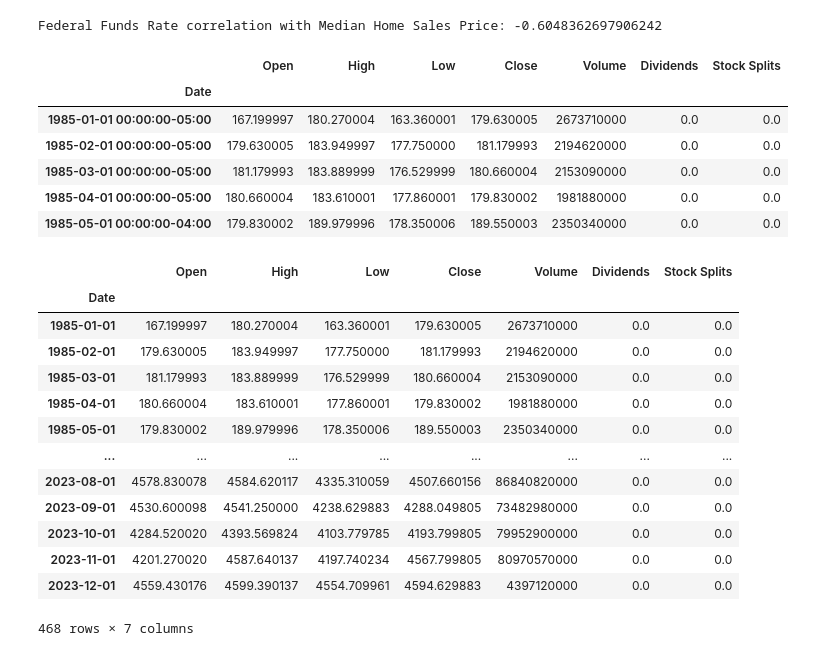
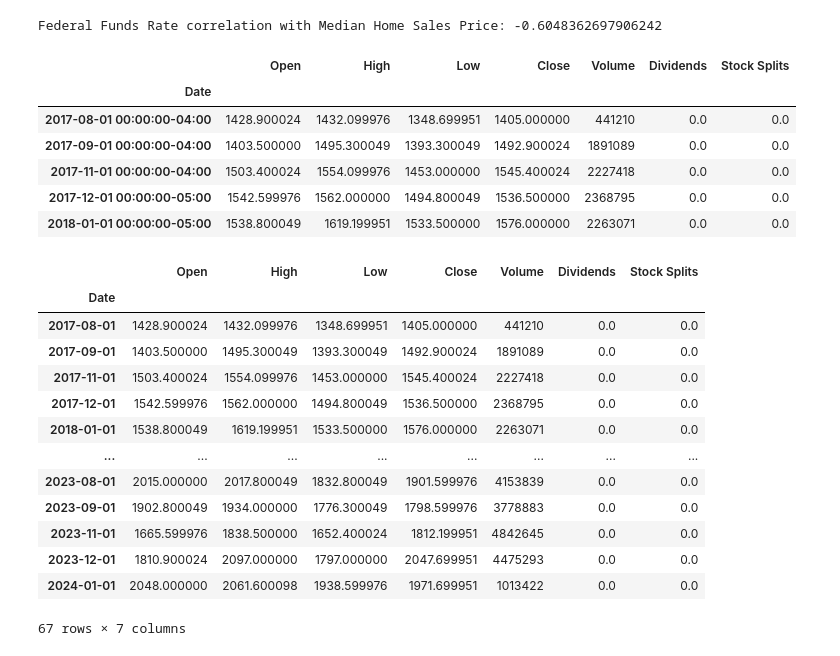
Before and after one commit to RoryGlenn/RecessionDetection, a Jupyter notebook: correlation.ipynb, the cells around one changed output. Cells and saved outputs as stored; diff of their text form; code cells hidden in the pictures.

```diff
--- a/correlation.ipynb
+++ b/correlation.ipynb
@@ -46,16 +45,18 @@ print(
 Federal Funds Rate correlation with Median Home Sales Price: -0.6048362697906242
 # %%
 # Get the data for the S&P 500 from Yahoo Finance
-sp5 = yf.Ticker("^GSPC").history(start="1980-01-01", interval="1mo")
+# sp5 = yf.Ticker("^GSPC").history(start="1980-01-01", interval="1mo")
+
+sp5 = yf.Ticker("RTY=F").history(start="1980-01-01", interval="1mo")
 sp5.head()
 # %% [output]
 |  | Open | High | Low | Close | Volume | Dividends | Stock Splits |
 | Date |  |  |  |  |  |  |  |
-| 1985-01-01 00:00:00-05:00 | 167.199997 | 180.270004 | 163.360001 | 179.630005 | 2673710000 | 0.0 | 0.0 |
-| 1985-02-01 00:00:00-05:00 | 179.630005 | 183.949997 | 177.750000 | 181.179993 | 2194620000 | 0.0 | 0.0 |
-| 1985-03-01 00:00:00-05:00 | 181.179993 | 183.889999 | 176.529999 | 180.660004 | 2153090000 | 0.0 | 0.0 |
-| 1985-04-01 00:00:00-05:00 | 180.660004 | 183.610001 | 177.860001 | 179.830002 | 1981880000 | 0.0 | 0.0 |
-| 1985-05-01 00:00:00-04:00 | 179.830002 | 189.979996 | 178.350006 | 189.550003 | 2350340000 | 0.0 | 0.0 |
+| 2017-08-01 00:00:00-04:00 | 1428.900024 | 1432.099976 | 1348.699951 | 1405.000000 | 441210 | 0.0 | 0.0 |
+| 2017-09-01 00:00:00-04:00 | 1403.500000 | 1495.300049 | 1393.300049 | 1492.900024 | 1891089 | 0.0 | 0.0 |
+| 2017-11-01 00:00:00-04:00 | 1503.400024 | 1554.099976 | 1453.000000 | 1545.400024 | 2227418 | 0.0 | 0.0 |
+| 2017-12-01 00:00:00-05:00 | 1542.599976 | 1562.000000 | 1494.800049 | 1536.500000 | 2368795 | 0.0 | 0.0 |
+| 2018-01-01 00:00:00-05:00 | 1538.800049 | 1619.199951 | 1533.500000 | 1576.000000 | 2263071 | 0.0 | 0.0 |
 # %%
 # Change the date format to YYYY-MM-DD
 sp5.index = sp5.index.to_series().apply(
@@ -65,18 +66,18 @@ sp5
 # %% [output]
 |  | Open | High | Low | Close | Volume | Dividends | Stock Splits |
 | Date |  |  |  |  |  |  |  |
-| 1985-01-01 | 167.199997 | 180.270004 | 163.360001 | 179.630005 | 2673710000 | 0.0 | 0.0 |
-| 1985-02-01 | 179.630005 | 183.949997 | 177.750000 | 181.179993 | 2194620000 | 0.0 | 0.0 |
-| 1985-03-01 | 181.179993 | 183.889999 | 176.529999 | 180.660004 | 2153090000 | 0.0 | 0.0 |
-| 1985-04-01 | 180.660004 | 183.610001 | 177.860001 | 179.830002 | 1981880000 | 0.0 | 0.0 |
-| 1985-05-01 | 179.830002 | 189.979996 | 178.350006 | 189.550003 | 2350340000 | 0.0 | 0.0 |
+| 2017-08-01 | 1428.900024 | 1432.099976 | 1348.699951 | 1405.000000 | 441210 | 0.0 | 0.0 |
+| 2017-09-01 | 1403.500000 | 1495.300049 | 1393.300049 | 1492.900024 | 1891089 | 0.0 | 0.0 |
+| 2017-11-01 | 1503.400024 | 1554.099976 | 1453.000000 | 1545.400024 | 2227418 | 0.0 | 0.0 |
+| 2017-12-01 | 1542.599976 | 1562.000000 | 1494.800049 | 1536.500000 | 2368795 | 0.0 | 0.0 |
+| 2018-01-01 | 1538.800049 | 1619.199951 | 1533.500000 | 1576.000000 | 2263071 | 0.0 | 0.0 |
 | ... | ... | ... | ... | ... | ... | ... | ... |
-| 2023-08-01 | 4578.830078 | 4584.620117 | 4335.310059 | 4507.660156 | 86840820000 | 0.0 | 0.0 |
-| 2023-09-01 | 4530.600098 | 4541.250000 | 4238.629883 | 4288.049805 | 73482980000 | 0.0 | 0.0 |
-| 2023-10-01 | 4284.520020 | 4393.569824 | 4103.779785 | 4193.799805 | 79952900000 | 0.0 | 0.0 |
-| 2023-11-01 | 4201.270020 | 4587.640137 | 4197.740234 | 4567.799805 | 80970570000 | 0.0 | 0.0 |
-| 2023-12-01 | 4559.430176 | 4599.390137 | 4554.709961 | 4594.629883 | 4397120000 | 0.0 | 0.0 |
+| 2023-08-01 | 2015.000000 | 2017.800049 | 1832.800049 | 1901.599976 | 4153839 | 0.0 | 0.0 |
+| 2023-09-01 | 1902.800049 | 1934.000000 | 1776.300049 | 1798.599976 | 3778883 | 0.0 | 0.0 |
+| 2023-11-01 | 1665.599976 | 1838.500000 | 1652.400024 | 1812.199951 | 4842645 | 0.0 | 0.0 |
+| 2023-12-01 | 1810.900024 | 2097.000000 | 1797.000000 | 2047.699951 | 4475293 | 0.0 | 0.0 |
+| 2024-01-01 | 2048.000000 | 2061.600098 | 1938.599976 | 1971.699951 | 1013422 | 0.0 | 0.0 |
-468 rows × 7 columns
+67 rows × 7 columns
 # %%
 # Make sure that both dataframes start and end at the same index
 start_date = max(sp5.index.min(), irate.index.min())
```
Also changed, not shown: parts of 9 cells of this notebook, 1 other file.
